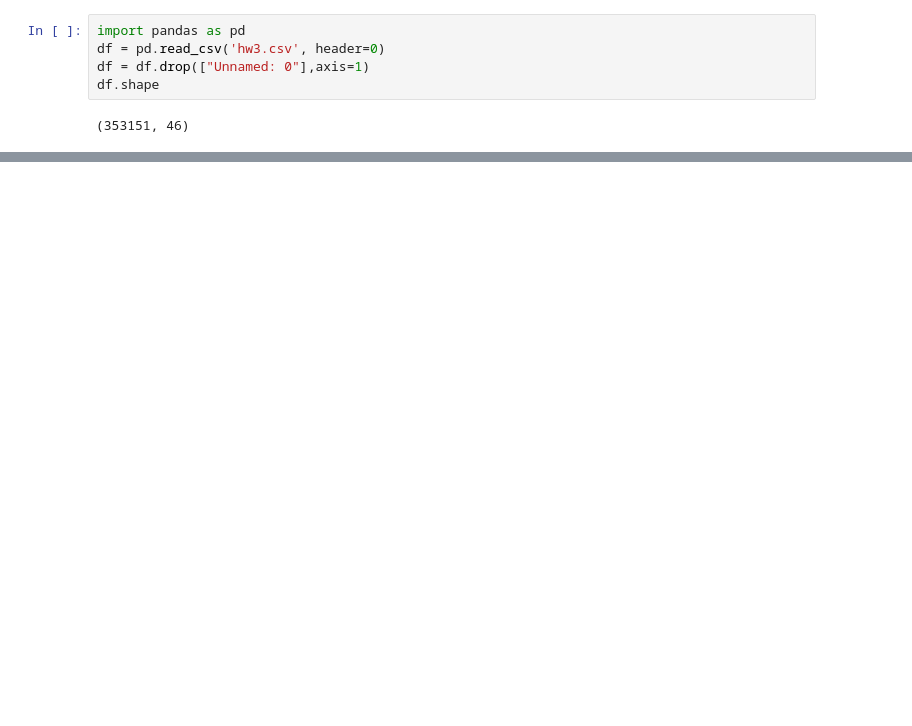
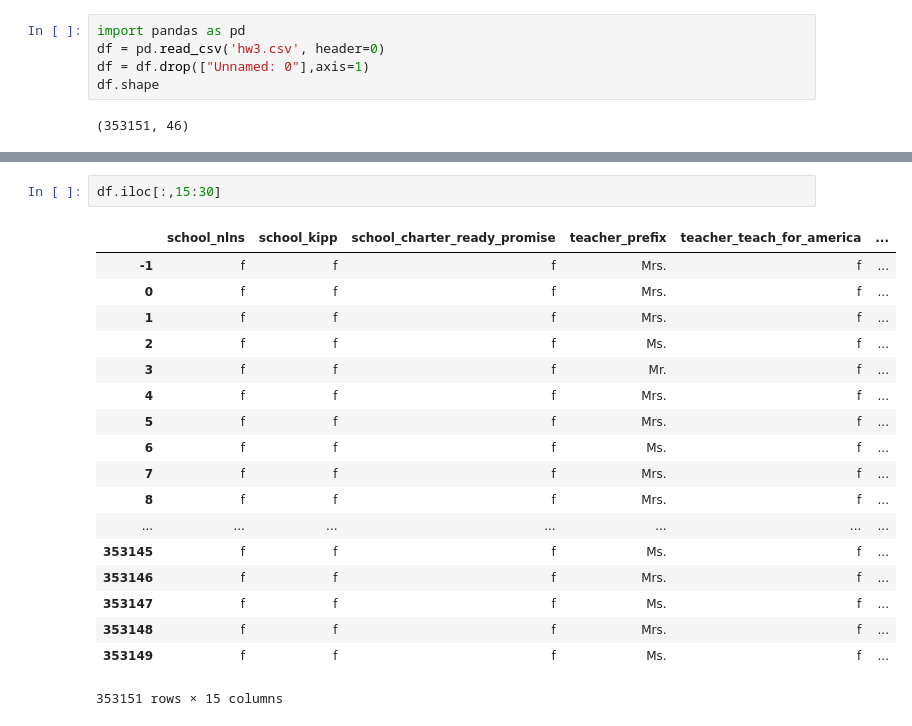
Before and after one commit to Keisuke-Yokota/CAPP-30254-1-Spring-2018-, a Jupyter notebook: hw3/HW3-1.ipynb, the cells around one changed output, grey strips where cells are left out. Drawn from its saved outputs; the diff is of its cells as text; blank space fills up the shorter version.

```diff
--- a/hw3/HW3-1.ipynb
+++ b/hw3/HW3-1.ipynb
@@ -44,0 +94,21 @@ df.loc[:, ["projectid", "schoolid"]]
+# %%
+df.iloc[:,15:30]
+# %% [output]
+|  | school_nlns | school_kipp | school_charter_ready_promise | teacher_prefix | teacher_teach_for_america | ... |
+| -1 | f | f | f | Mrs. | f | ... |
+| 0 | f | f | f | Mrs. | f | ... |
+| 1 | f | f | f | Mrs. | f | ... |
+| 2 | f | f | f | Ms. | f | ... |
+| 3 | f | f | f | Mr. | f | ... |
+| 4 | f | f | f | Mrs. | f | ... |
+| 5 | f | f | f | Mrs. | f | ... |
+| 6 | f | f | f | Ms. | f | ... |
+| 7 | f | f | f | Mrs. | f | ... |
+| 8 | f | f | f | Mrs. | f | ... |
+| ... | ... | ... | ... | ... | ... | ... |
+| 353145 | f | f | f | Ms. | f | ... |
+| 353146 | f | f | f | Mrs. | f | ... |
+| 353147 | f | f | f | Ms. | f | ... |
+| 353148 | f | f | f | Mrs. | f | ... |
+| 353149 | f | f | f | Ms. | f | ... |
+353151 rows × 15 columns
```
Also changed, not shown: parts of 17 cells of this notebook, 3 other files.
